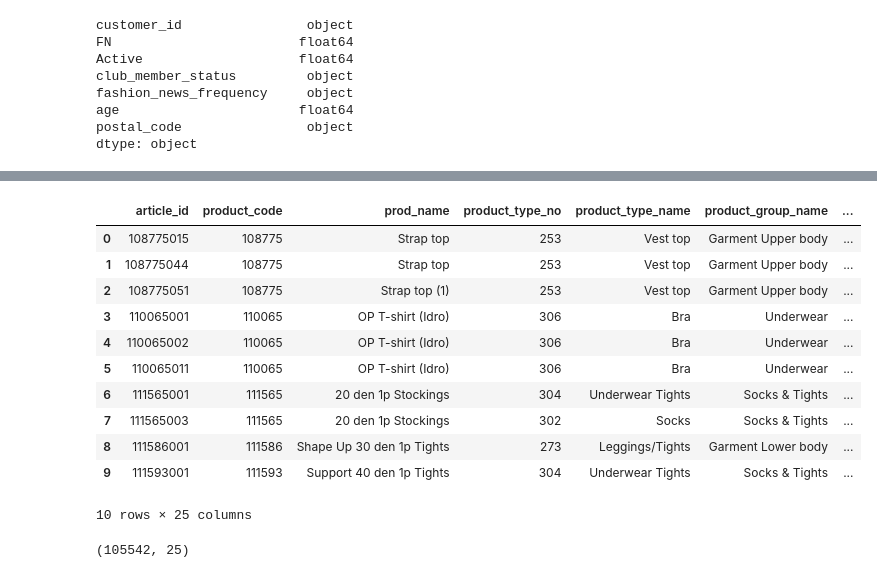
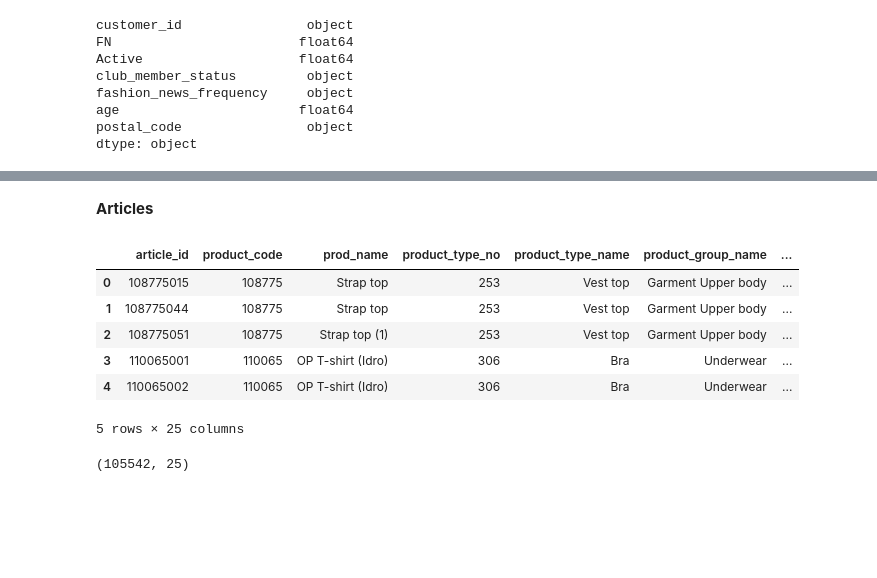
Before and after one commit to AndresPerelmuter/Customers-Segmentation---Clustering, a Jupyter notebook: Cluster_H&M.ipynb, the cells around one changed output, grey strips where cells are left out. Saved outputs shown, nothing was run; the diff lists cells and outputs as text; code cells hidden in the pictures; blank space fills up the shorter version.

```diff
--- a/Cluster_H&M.ipynb
+++ b/Cluster_H&M.ipynb
@@ -200,18 +159,15 @@ dtype: object
+# %% [markdown]
+**Articles**
 # %%
-articles.head(10)
+articles.head(5)
 # %% [output]
 |  | article_id | product_code | prod_name | product_type_no | product_type_name | product_group_name | ... |
 | 0 | 108775015 | 108775 | Strap top | 253 | Vest top | Garment Upper body | ... |
 | 1 | 108775044 | 108775 | Strap top | 253 | Vest top | Garment Upper body | ... |
 | 2 | 108775051 | 108775 | Strap top (1) | 253 | Vest top | Garment Upper body | ... |
 | 3 | 110065001 | 110065 | OP T-shirt (Idro) | 306 | Bra | Underwear | ... |
 | 4 | 110065002 | 110065 | OP T-shirt (Idro) | 306 | Bra | Underwear | ... |
-| 5 | 110065011 | 110065 | OP T-shirt (Idro) | 306 | Bra | Underwear | ... |
-| 6 | 111565001 | 111565 | 20 den 1p Stockings | 304 | Underwear Tights | Socks & Tights | ... |
-| 7 | 111565003 | 111565 | 20 den 1p Stockings | 302 | Socks | Socks & Tights | ... |
-| 8 | 111586001 | 111586 | Shape Up 30 den 1p Tights | 273 | Leggings/Tights | Garment Lower body | ... |
-| 9 | 111593001 | 111593 | Support 40 den 1p Tights | 304 | Underwear Tights | Socks & Tights | ... |
-10 rows × 25 columns
+5 rows × 25 columns
 # %%
 articles.shape
 # %% [output]
```
Also changed, not shown: parts of 79 cells of this notebook.
